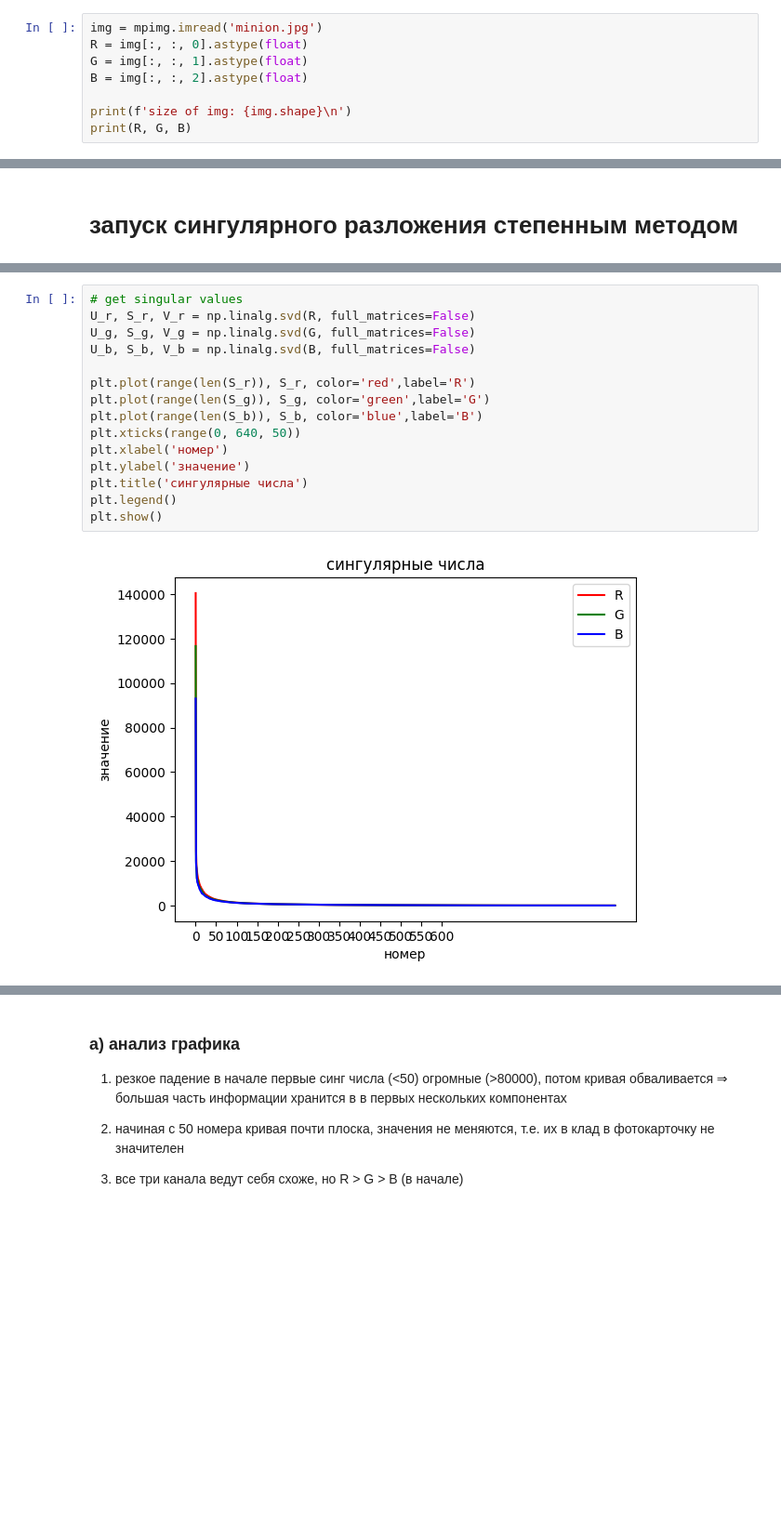
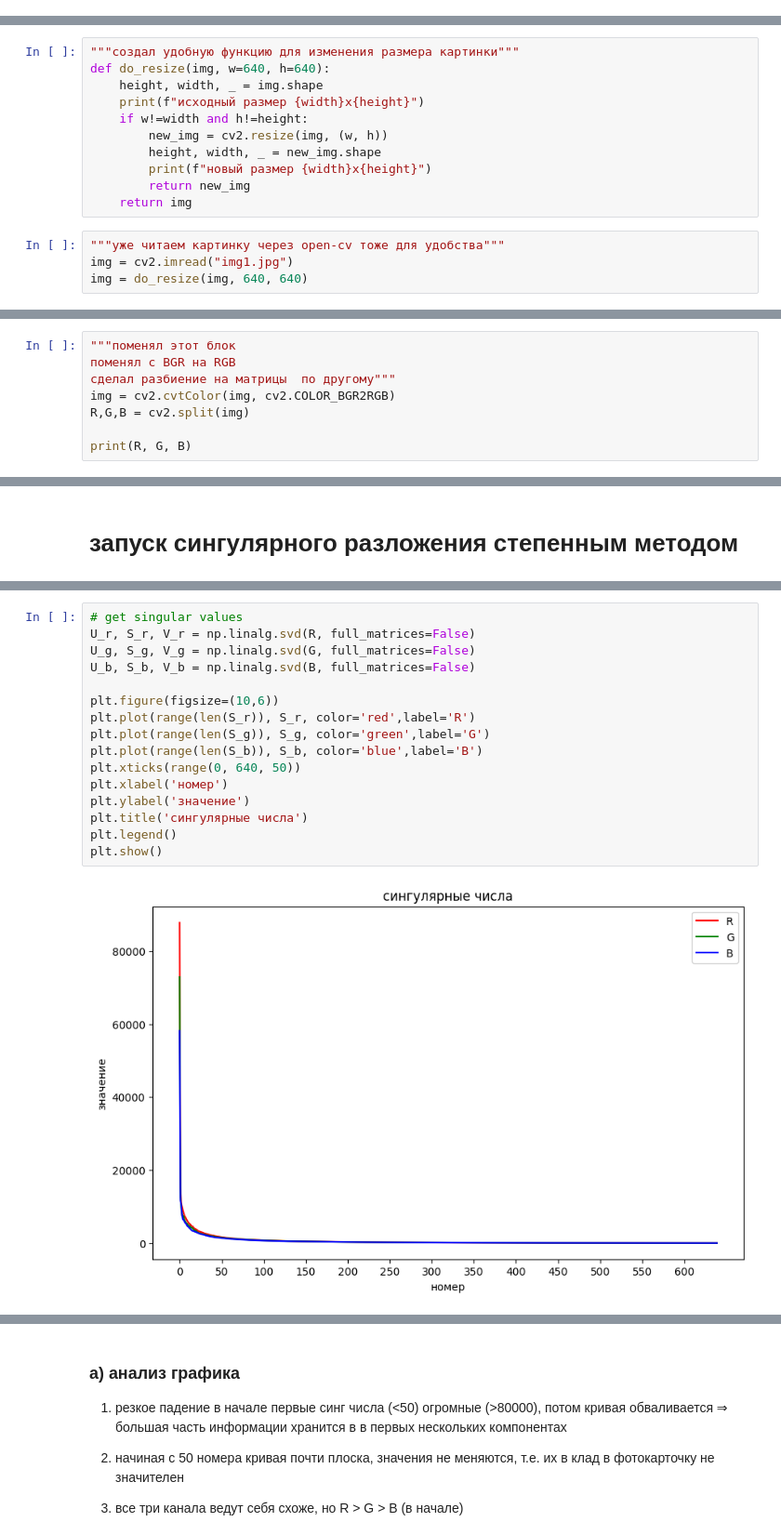
Before and after one commit to sypna504/num-lab-2, a Jupyter notebook: solution.ipynb, the cells around one changed output, grey strips where cells are left out. Shown at 93% size. Cells and saved outputs as stored; diff of their text form; blank space fills up the shorter version.

Commit message:
remade in open-cv added graphicks itd

```diff
--- a/solution.ipynb
+++ b/solution.ipynb
@@ -8,11 +29,3 @@ import matplotlib.image as mpimg
 # загрузка фото
 разбиение на тензоры RGB
 проверка размера
-# %%
-img = mpimg.imread('minion.jpg')
-R = img[:, :, 0].astype(float)
-G = img[:, :, 1].astype(float)
-B = img[:, :, 2].astype(float)
-
-print(f'size of img: {img.shape}\n')
-print(R, G, B)
@@ -36,0 +32,15 @@ size of img: (1024, 1024, 3)
+# %%
+"""создал удобную функцию для изменения размера картинки"""
+def do_resize(img, w=640, h=640):
+    height, width, _ = img.shape
+    print(f"исходный размер {width}x{height}")
+    if w!=width and h!=height:
+        new_img = cv2.resize(img, (w, h))
+        height, width, _ = new_img.shape
+        print(f"новый размер {width}x{height}")
+        return new_img
+    return img
+# %%
+"""уже читаем картинку через open-cv тоже для удобства"""
+img = cv2.imread("img1.jpg")
+img = do_resize(img, 640, 640)
@@ -36,0 +50,8 @@ size of img: (1024, 1024, 3)
+# %%
+"""поменял этот блок
+поменял с BGR на RGB
+сделал разбиение на матрицы  по другому"""
+img = cv2.cvtColor(img, cv2.COLOR_BGR2RGB)
+R,G,B = cv2.split(img)
+
+print(R, G, B)
@@ -105,17 +144,18 @@ iter=100, ошибка=5716.9540
 # %%
 # get singular values
 U_r, S_r, V_r = np.linalg.svd(R, full_matrices=False)
 U_g, S_g, V_g = np.linalg.svd(G, full_matrices=False)
 U_b, S_b, V_b = np.linalg.svd(B, full_matrices=False)
 
+plt.figure(figsize=(10,6))
 plt.plot(range(len(S_r)), S_r, color='red',label='R')
 plt.plot(range(len(S_g)), S_g, color='green',label='G')
 plt.plot(range(len(S_b)), S_b, color='blue',label='B')
 plt.xticks(range(0, 640, 50))
 plt.xlabel('номер')
 plt.ylabel('значение')
 plt.title('сингулярные числа')
 plt.legend()
 plt.show()
 # %% [output]
-[figure, old version]
+[figure, new version]
```
Also changed, not shown: parts of 11 cells of this notebook, 3 other files.
